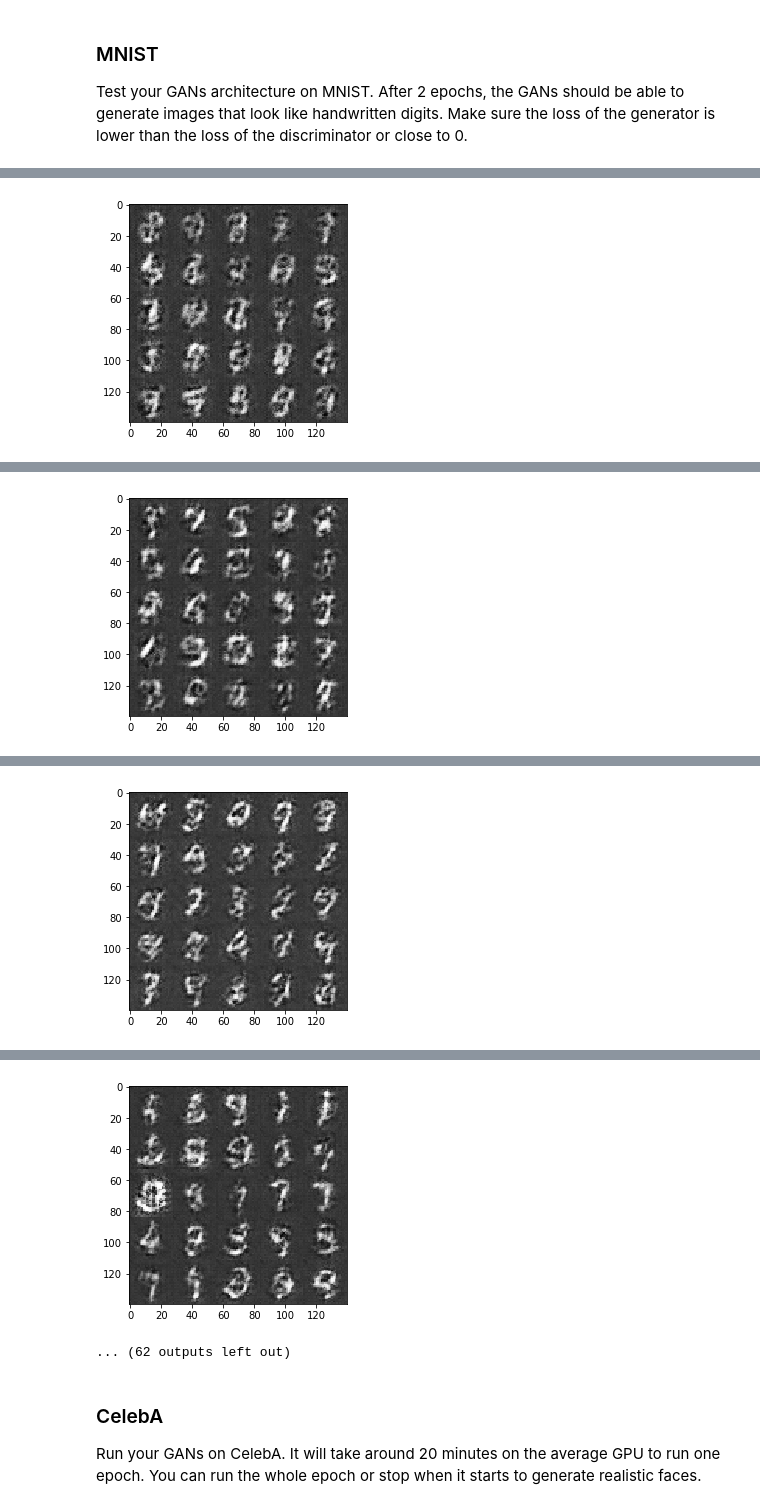
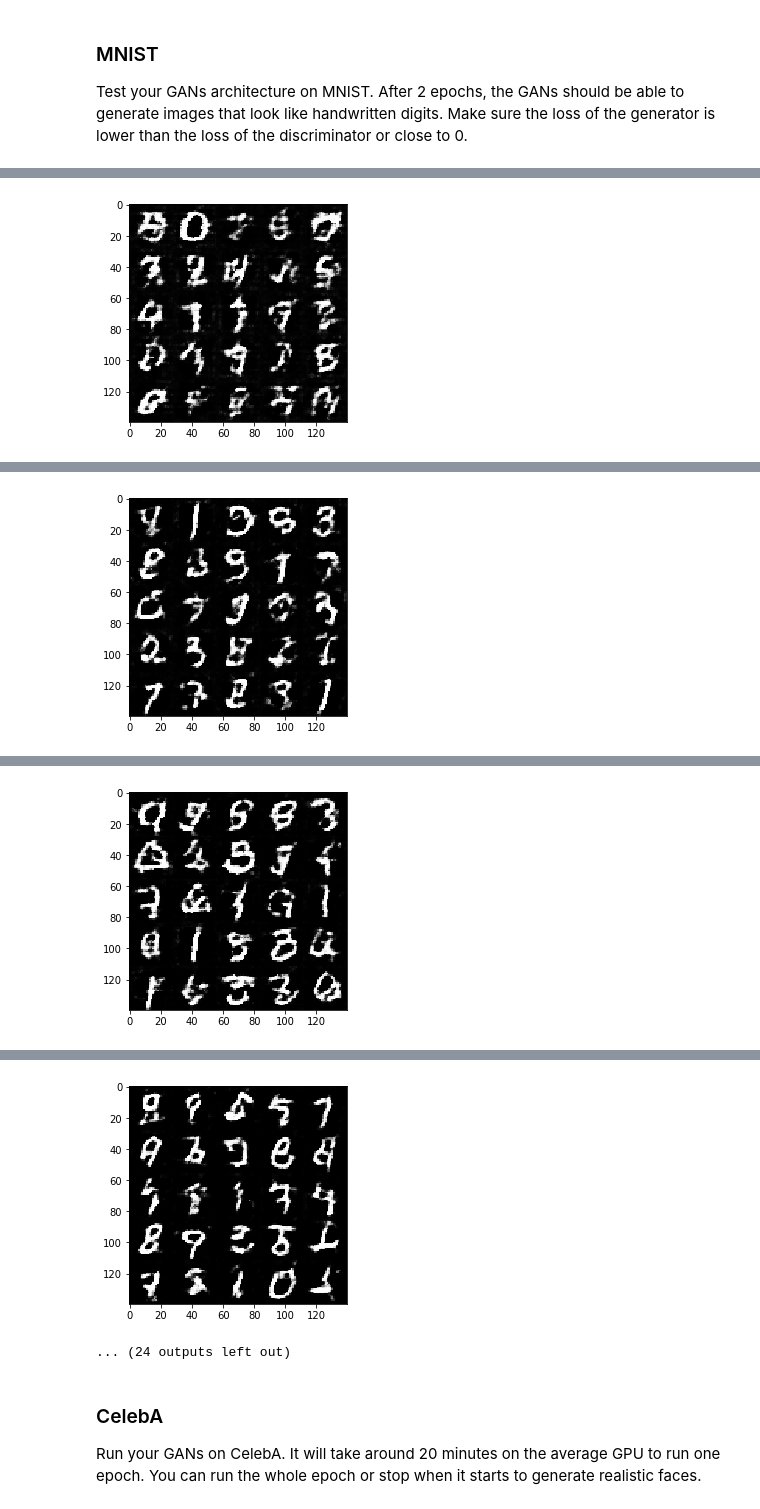
Before and after one commit to dxl0632/deeplearning_nd_udacity, a Jupyter notebook: face_generation/dlnd_face_generation.ipynb, the cells around one changed output, grey strips where cells are left out. Drawn from its saved outputs; the diff is of its cells as text; code cells hidden in the pictures.

```diff
--- a/face_generation/dlnd_face_generation.ipynb
+++ b/face_generation/dlnd_face_generation.ipynb
@@ -115,8 +117,8 @@ def model_inputs(image_width, image_height, image_channels, z_dim):
     :return: Tuple of (tensor of real input images, tensor of z data, learning rate)
     """
     # TODO: Implement Function
-    inputs_real = tf.placeholder(tf.float32, (None,*(image_width, image_height, image_channels)), name='input_real')
-    inputs_z = tf.placeholder(tf.float32, (None, z_dim), name='input_z')
+    inputs_real = tf.placeholder(tf.float32, shape=[None, image_width, image_height, image_channels], name='input_real')
+    inputs_z = tf.placeholder(tf.float32, shape=[None, z_dim], name='input_z')
     lr = tf.placeholder(tf.float32, name='learning_rate')
     return inputs_real, inputs_z, lr
 
@@ -143,14 +145,14 @@ def discriminator(images, reuse=False):
     # use a deep cnn
     alpha = 0.2
     with tf.variable_scope('discriminator', reuse=reuse):
-        x1 = tf.layers.conv2d(images, 32, 5, strides=2, padding='same')
+        x1 = tf.layers.conv2d(images, 32, 4, strides=2, padding='same')
         relu1 = tf.maximum(alpha * x1, x1)
 
-        x2 = tf.layers.conv2d(relu1, 64, 5, strides=2, padding='same')
+        x2 = tf.layers.conv2d(relu1, 64, 4, strides=2, padding='same')
         bn2 = tf.layers.batch_normalization(x2, training=True)
         relu2 = tf.maximum(alpha * bn2, bn2)
 
-        x3 = tf.layers.conv2d(relu2, 128, 5, strides=2, padding='same')
+        x3 = tf.layers.conv2d(relu2, 128, 4, strides=2, padding='same')
         bn3 = tf.layers.batch_normalization(x3, training=True)
         relu3 = tf.maximum(alpha * bn3, bn3)
 
@@ -224,9 +226,10 @@ def model_loss(input_real, input_z, out_channel_dim):
     g_model = generator(input_z, out_channel_dim, is_train=True)
     d_model_real, d_logits_real = discriminator(input_real, reuse=False)
     d_model_fake, d_logits_fake = discriminator(g_model, reuse=True)
+    smooth = 0.1
 
     d_loss_real = tf.reduce_mean(
-        tf.nn.sigmoid_cross_entropy_with_logits(logits=d_logits_real, labels=tf.ones_like(d_model_real)))
+        tf.nn.sigmoid_cross_entropy_with_logits(logits=d_logits_real, labels=tf.ones_like(d_model_real) * (1 - smooth)))
     d_loss_fake = tf.reduce_mean(
         tf.nn.sigmoid_cross_entropy_with_logits(logits=d_logits_fake, labels=tf.zeros_like(d_model_fake)))
     g_loss = tf.reduce_mean(
@@ -339,6 +342,7 @@ def train(epoch_count, batch_size, z_dim, learning_rate, beta1, get_batches, dat
             for batch_images in get_batches(batch_size):
                 # TODO: Train Model
                 steps += 1
+                batch_images = batch_images * 2
 
                 # sample random noise for G
                 batch_z = np.random.uniform(-1, 1, size=(batch_size, z_dim))
@@ -360,7 +364,7 @@ def train(epoch_count, batch_size, z_dim, learning_rate, beta1, get_batches, dat
 ### MNIST
 Test your GANs architecture on MNIST.  After 2 epochs, the GANs should be able to generate images that look like handwritten digits.  Make sure the loss of the generator is lower than the loss of the discriminator or close to 0.
 # %%
-batch_size = 32
+batch_size = 64
 z_dim = 100
 learning_rate = 0.0005
 beta1 = 0.5
@@ -384 +388 @@ Epoch 1/2 Step 300... Discriminator Loss: 1.9853... Generator Loss: 0.1907
-[figure, old version]
+[figure, new version]
@@ -386 +390 @@ Epoch 1/2 Step 400... Discriminator Loss: 0.4853... Generator Loss: 1.2573
-[figure, old version]
+[figure, new version]
@@ -388 +392 @@ Epoch 1/2 Step 500... Discriminator Loss: 0.4152... Generator Loss: 1.3381
-[figure, old version]
+[figure, new version]
@@ -390,5 +394,5 @@ Epoch 1/2 Step 600... Discriminator Loss: 0.1941... Generator Loss: 2.1794
-[figure, old version]
+[figure, new version]
-... (62 outputs left out)
+... (24 outputs left out)
 # %% [markdown]
 ### CelebA
 Run your GANs on CelebA.  It will take around 20 minutes on the average GPU to run one epoch.  You can run the whole epoch or stop when it starts to generate realistic faces.
```
Also changed, not shown: parts of 6 cells of this notebook, 1 other file.
